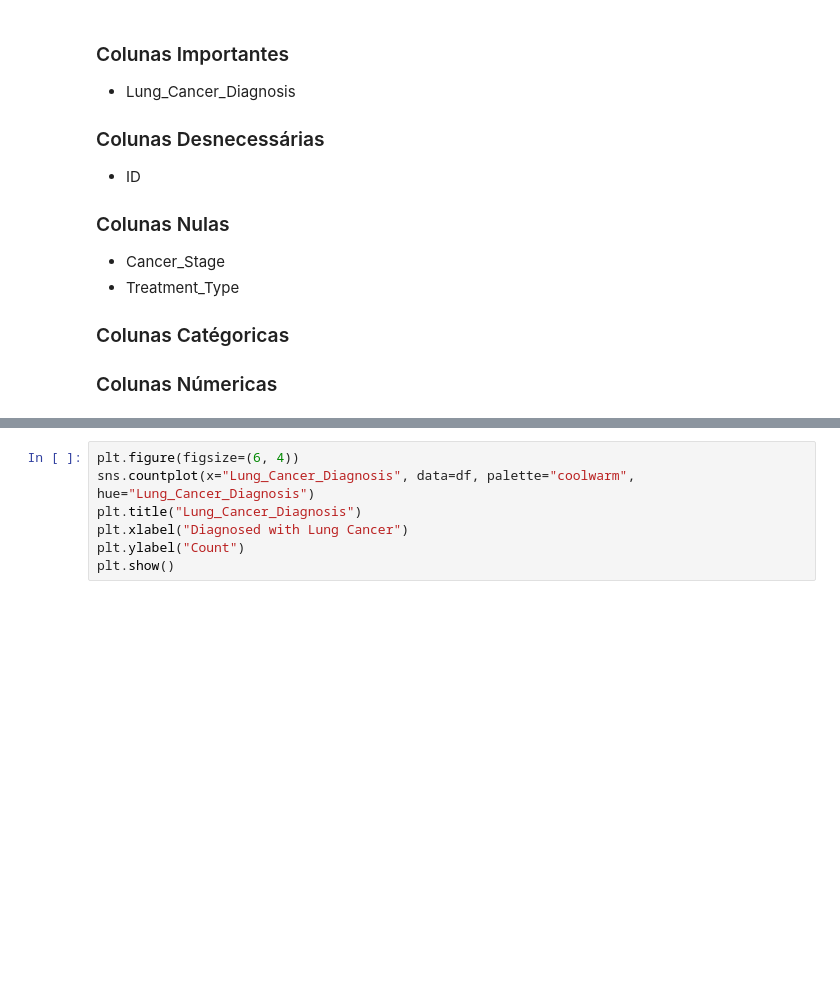
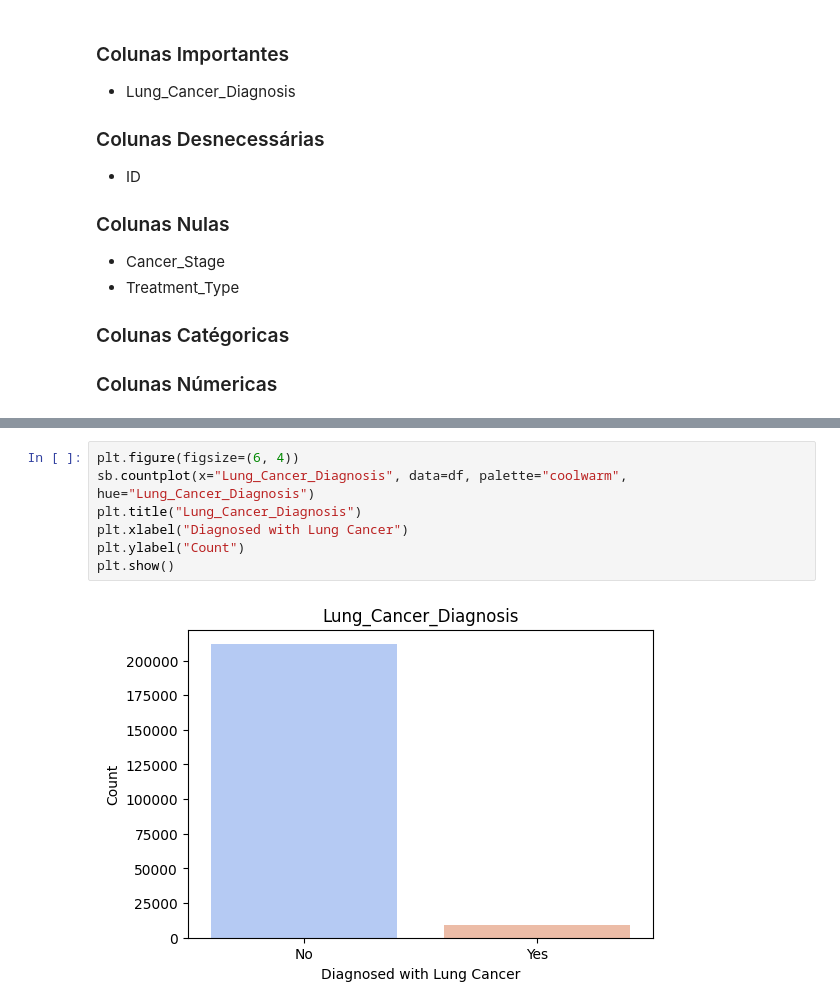
Before and after one commit to ademspr/fiap-ai-tech-challenge-01, a Jupyter notebook: notebooks/tech-challenger-01-analisys.ipynb, the cells around one changed output, grey strips where cells are left out. Saved outputs shown, nothing was run; the diff lists cells and outputs as text; blank space fills up the shorter version.

```diff
--- a/notebooks/tech-challenger-01-analisys.ipynb
+++ b/notebooks/tech-challenger-01-analisys.ipynb
@@ -53,9 +110,11 @@ df['Lung_Cancer_Diagnosis'].groupby(df['Lung_Cancer_Diagnosis']).count().plot(ki
 # %%
 plt.figure(figsize=(6, 4))
-sns.countplot(x="Lung_Cancer_Diagnosis", data=df, palette="coolwarm", hue="Lung_Cancer_Diagnosis")
+sb.countplot(x="Lung_Cancer_Diagnosis", data=df, palette="coolwarm", hue="Lung_Cancer_Diagnosis")
 plt.title("Lung_Cancer_Diagnosis")
 plt.xlabel("Diagnosed with Lung Cancer")
 plt.ylabel("Count")
 plt.show()
+# %% [output]
+[figure, added]
 # %%
 plt.figure(figsize=(6, 4))
```
Also changed, not shown: parts of 12 cells of this notebook.
